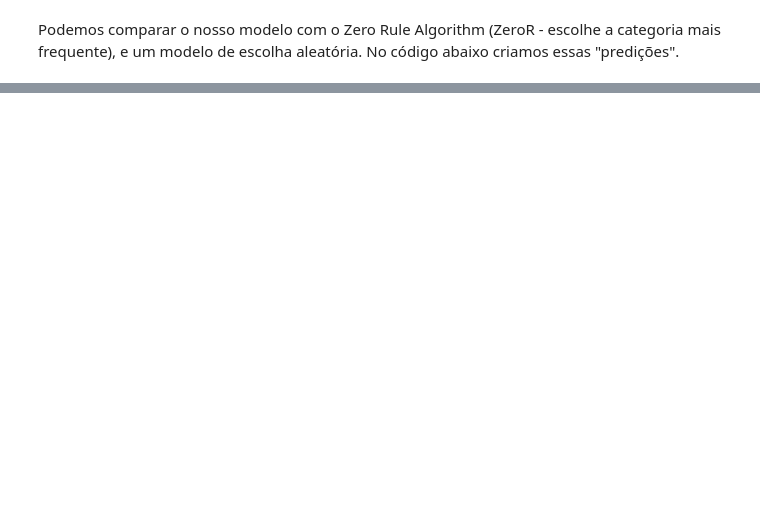
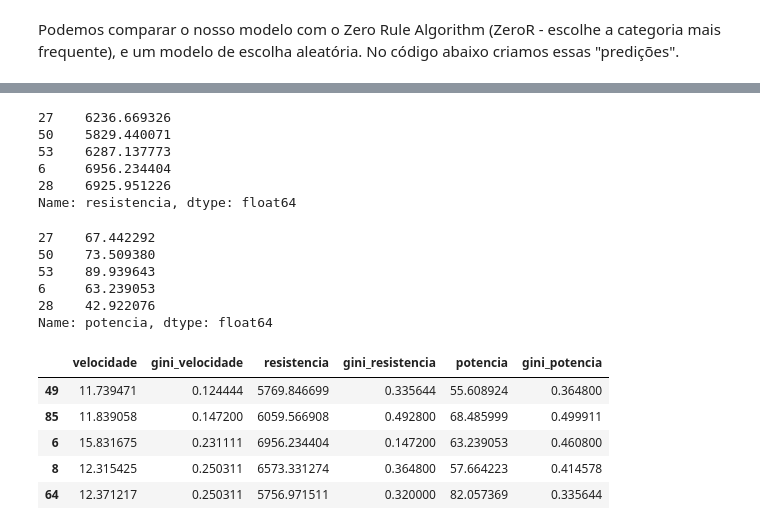
Before and after one commit to samicoluiz/laai_algos_classificacao, a Jupyter notebook: algos_classificacao.ipynb, the cells around one changed output, grey strips where cells are left out. Saved outputs shown, nothing was run; the diff lists cells and outputs as text; code cells hidden in the pictures; blank space fills up the shorter version.

Commit message:
implementada a função que calcula o índice gini para uma variável.

```diff
--- a/algos_classificacao.ipynb
+++ b/algos_classificacao.ipynb
@@ -232,0 +233,5 @@ Como trabalhamos com variáveis preditoras contínuas, é preciso discretizar os
+# %%
+# Criando um vetor com os pontos de corte para a variavel velocidade
+discretizacao_velocidade = y_train["velocidade"].rolling(window=2).mean()
+discretizacao_velocidade.fillna(discretizacao_velocidade.mean(), inplace=True)
+discretizacao_velocidade.head()
@@ -232,0 +245,69 @@ Como trabalhamos com variáveis preditoras contínuas, é preciso discretizar os
+# %%
+# Criando um vetor com os pontos de corte para a variavel resistencia
+discretizacao_resistencia = y_train["resistencia"].rolling(window=2).mean()
+discretizacao_resistencia.fillna(discretizacao_resistencia.mean(), inplace=True)
+discretizacao_resistencia.head()
+# %% [output]
+27    6236.669326
+50    5829.440071
+53    6287.137773
+6     6956.234404
+28    6925.951226
+Name: resistencia, dtype: float64
+# %%
+# Criando um vetor com os pontos de corte para a variavel potencia
+discretizacao_potencia = y_train["potencia"].rolling(window=2).mean()
+discretizacao_potencia.fillna(discretizacao_potencia.mean(), inplace=True)
+discretizacao_potencia.head()
+# %% [output]
+27    67.442292
+50    73.509380
+53    89.939643
+6     63.239053
+28    42.922076
+Name: potencia, dtype: float64
+# %%
+y_train["discretizacao_potencia"] = discretizacao_potencia
+y_train["discretizacao_resistencia"] = discretizacao_resistencia
+y_train["discretizacao_velocidade"] = discretizacao_velocidade
+# %%
+def calcula_gini(y_train, variavel, ponto_corte):
+    # Criando uma cópia do dataframe
+    df = y_train.copy()
+    # Criando uma coluna com 0 e 1, sendo 0 para valores menores que o ponto de corte e 1 para valores maiores
+    df["classe"] = np.where(df[variavel] < ponto_corte, 0, 1)
+    # Calculando a probabilidade de cada classe
+    prob_0 = df.classe.value_counts()[0]/len(df)
+    prob_1 = df.classe.value_counts()[1]/len(df)
+    # Calculando o gini
+    gini = 1 - (prob_0**2 + prob_1**2)
+    return gini
+
+# Calculando o gini para cada ponto de corte da variável velocidade
+gini_velocidade = []
+for i in discretizacao_velocidade:
+    gini_velocidade.append(calcula_gini(y_train, "velocidade", i))
+
+# Calculando o gini para cada ponto de corte da variável resistencia
+gini_resistencia = []
+for i in discretizacao_resistencia:
+    gini_resistencia.append(calcula_gini(y_train, "resistencia", i))
+
+# Calculando o gini para cada ponto de corte da variável potencia
+gini_potencia = []
+for i in discretizacao_potencia:
+    gini_potencia.append(calcula_gini(y_train, "potencia", i))
+
+# Criando um dataframe com os resultados
+df_gini = pd.DataFrame({"velocidade": discretizacao_velocidade, "gini_velocidade": gini_velocidade,
+                        "resistencia": discretizacao_resistencia, "gini_resistencia": gini_resistencia,
+                        "potencia": discretizacao_potencia, "gini_potencia": gini_potencia})
+
+df_gini.sort_values(by="gini_velocidade").head()
+# %% [output]
+|  | velocidade | gini_velocidade | resistencia | gini_resistencia | potencia | gini_potencia |
+| 49 | 11.739471 | 0.124444 | 5769.846699 | 0.335644 | 55.608924 | 0.364800 |
+| 85 | 11.839058 | 0.147200 | 6059.566908 | 0.492800 | 68.485999 | 0.499911 |
+| 6 | 15.831675 | 0.231111 | 6956.234404 | 0.147200 | 63.239053 | 0.460800 |
+| 8 | 12.315425 | 0.250311 | 6573.331274 | 0.364800 | 57.664223 | 0.414578 |
+| 64 | 12.371217 | 0.250311 | 5756.971511 | 0.320000 | 82.057369 | 0.335644 |
```
Also changed, not shown: parts of 17 cells of this notebook.
